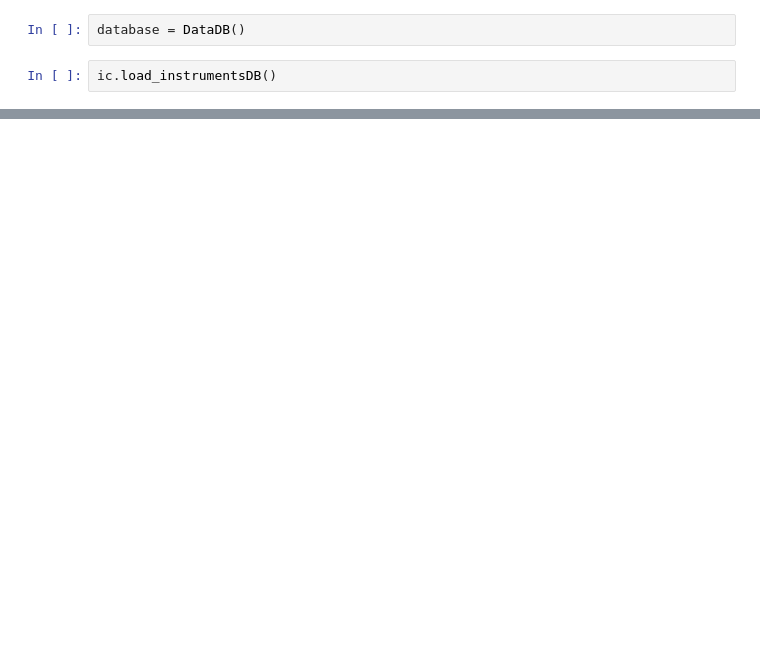
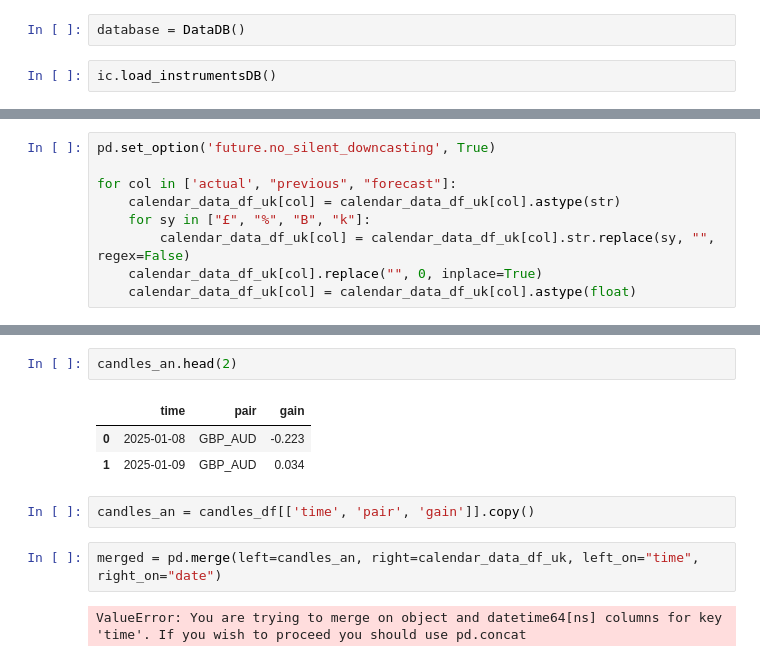
Before and after one commit to otavius/artisan-trading, a Jupyter notebook: exploration/calendar_data.ipynb, the cells around one changed output, grey strips where cells are left out. Cells and saved outputs as stored; diff of their text form; blank space fills up the shorter version.

```diff
--- a/exploration/calendar_data.ipynb
+++ b/exploration/calendar_data.ipynb
@@ -39,0 +79,9 @@ Error:
+# %%
+pd.set_option('future.no_silent_downcasting', True)
+
+for col in ['actual', "previous", "forecast"]:
+    calendar_data_df_uk[col] = calendar_data_df_uk[col].astype(str)
+    for sy in ["£", "%", "B", "k"]:
+        calendar_data_df_uk[col] = calendar_data_df_uk[col].str.replace(sy, "", regex=False)
+    calendar_data_df_uk[col].replace("", 0, inplace=True)
+    calendar_data_df_uk[col] = calendar_data_df_uk[col].astype(float)
@@ -39,0 +174,12 @@ Error:
+# %%
+candles_an.head(2)
+# %% [output]
+|  | time | pair | gain |
+| 0 | 2025-01-08 | GBP_AUD | -0.223 |
+| 1 | 2025-01-09 | GBP_AUD | 0.034 |
+# %%
+candles_an = candles_df[['time', 'pair', 'gain']].copy()
+# %%
+merged = pd.merge(left=candles_an, right=calendar_data_df_uk, left_on="time", right_on="date")
+# %% [output]
+ValueError: You are trying to merge on object and datetime64[ns] columns for key 'time'. If you wish to proceed you should use pd.concat
```
Also changed, not shown: parts of 23 cells of this notebook, 33 other files.
